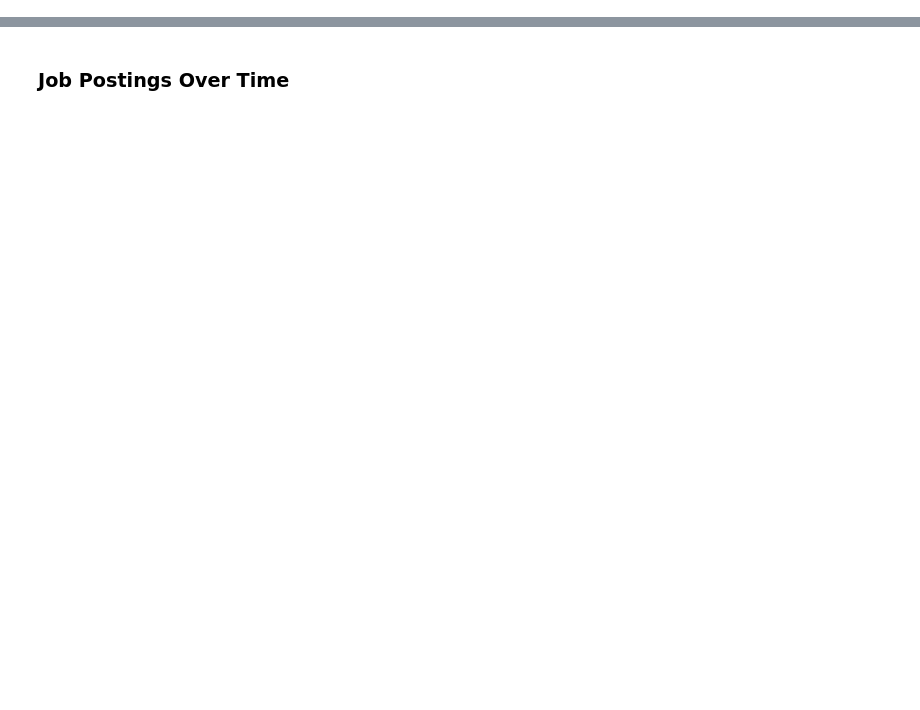
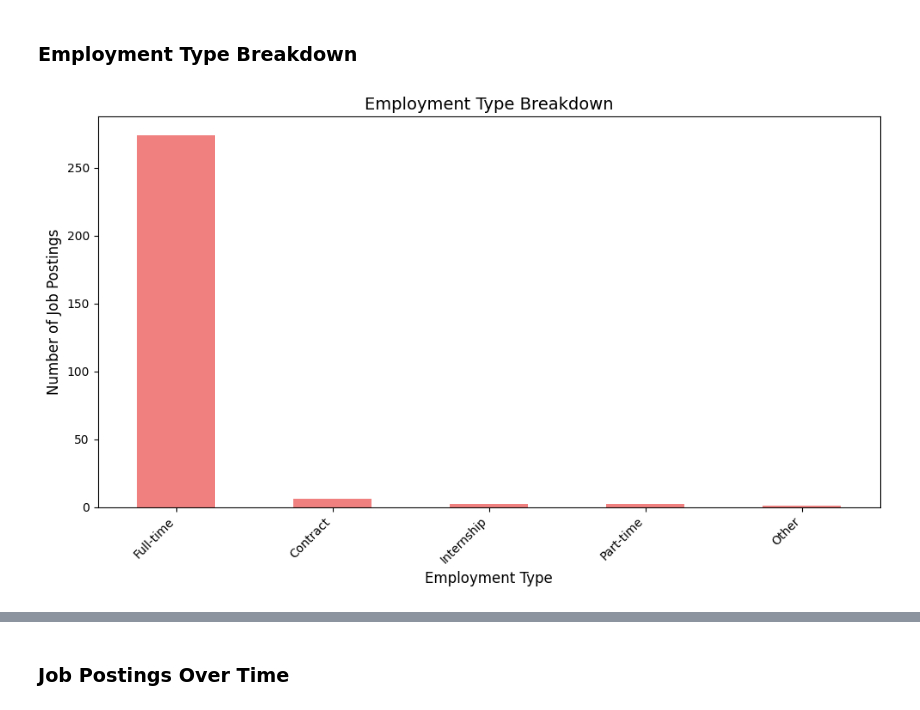
Before and after one commit to ricardogr07/Data-extraction-using-web-scraping, a Jupyter notebook: src/LinkedIn_Jobs_Analysis.ipynb, the cells around one changed output, grey strips where cells are left out. Cells and saved outputs as stored; diff of their text form; code cells hidden in the pictures; blank space fills up the shorter version.

```diff
--- a/src/LinkedIn_Jobs_Analysis.ipynb
+++ b/src/LinkedIn_Jobs_Analysis.ipynb
@@ -8,0 +50,19 @@ df = pd.read_csv('LinkedIn_Jobs_Data_Scientist_Monterrey.csv')
+# %% [markdown]
+### Employment Type Breakdown
+# %%
+# Group data by employment type and count the number of job postings per category
+employment_type_counts = df['EmploymentType'].value_counts()
+
+# Plot the distribution of employment types as a bar chart
+plt.figure(figsize=(10, 6))
+employment_type_counts.plot(kind='bar', color='lightcoral')
+plt.title('Employment Type Breakdown', fontsize=14)
+plt.xlabel('Employment Type', fontsize=12)
+plt.ylabel('Number of Job Postings', fontsize=12)
+plt.xticks(rotation=45, ha='right')
+
+# Show plot
+plt.tight_layout()
+plt.show()
+# %% [output]
+[figure, added]
```
Also changed, not shown: parts of 101 cells of this notebook.
